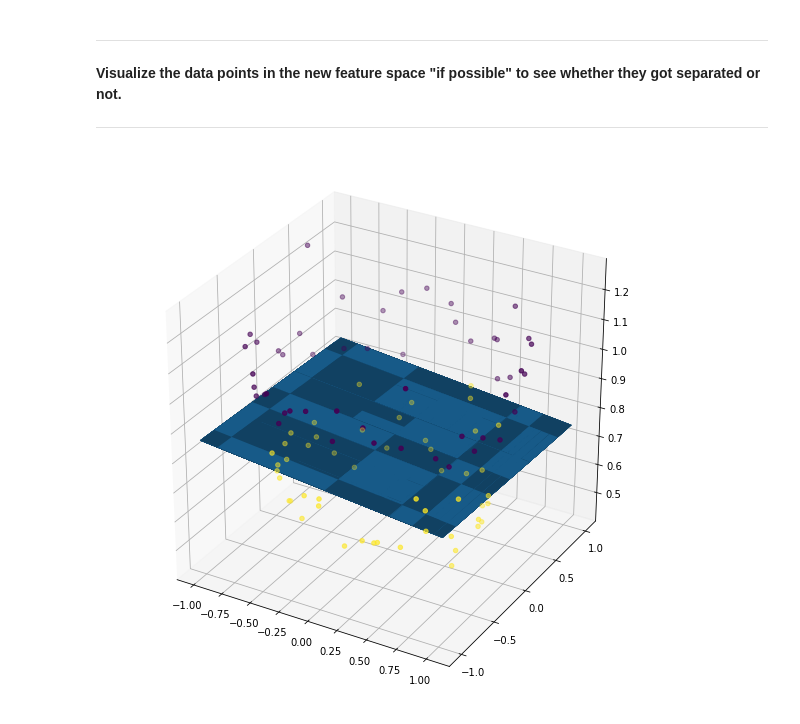
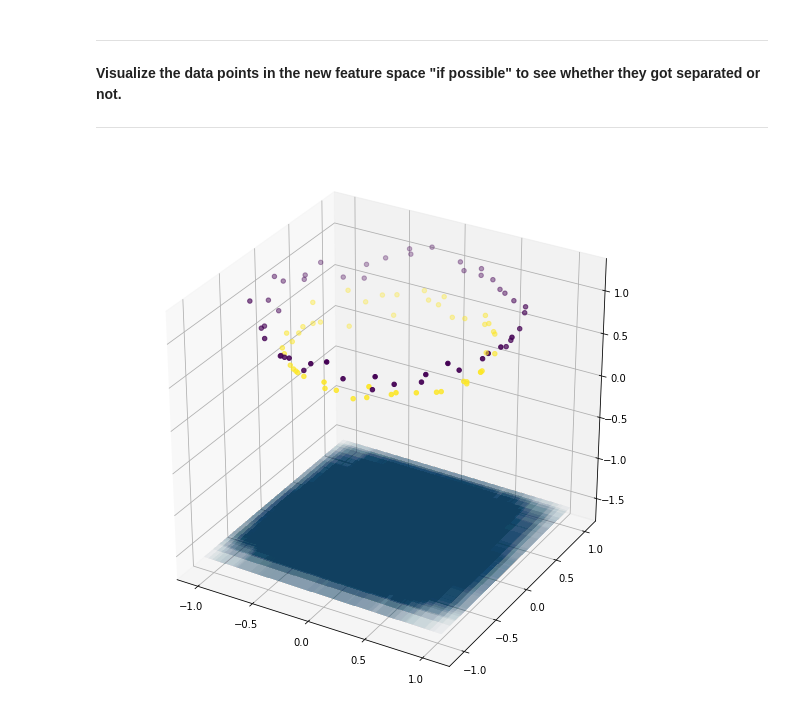
Before and after one commit to harshapriyanka/MachineLearning, a Jupyter notebook: SHALA-2020/Assignments/MachineLearning/L5/SVM_linear_kernelized_Assignment_Sol.ipynb, the cells around one changed output. Cells and saved outputs as stored; diff of their text form; code cells hidden in the pictures.

```diff
--- a/SHALA-2020/Assignments/MachineLearning/L5/SVM_linear_kernelized_Assignment_Sol.ipynb
+++ b/SHALA-2020/Assignments/MachineLearning/L5/SVM_linear_kernelized_Assignment_Sol.ipynb
@@ -62,21 +62,20 @@ def svm_function(x, y, epoch, l_rate):
     ###################################
     ### Write your code here###########
     ###################################
-    q = x.tolist()
-    for i in range(len(x)):
-      q[i].append(1)
-    x = np.asarray(q)
-    #print(x)
+
+    x = np.concatenate((x, np.ones_like(x)),axis=1)
     w = np.zeros(len(x[0]))
-    #print(w)
-    for t in range(1, epoch):
-      regf = 1 / (l_rate*t)
+
+    for t in range(epoch):
       for i, x1 in enumerate(x):
         p = np.dot(w, x[i])
         if y[i] * p < 1:
-          w = (1 - 2*regf*l_rate)*w + l_rate*(y[i]*x[i])
+          w = (1-(1/(t+1))) * w + (y[i] * x[i])/(l_rate*(t+1))
         else:
-          w = (1 - 2*regf*l_rate)*w
+          w = (1-(1/(t+1))) * w
+        # normt = 1/((np.sqrt(l_rate))*LA.norm(w))
+        # if normt<1:
+        #   w = w*normt;
     return w
 # %% [markdown]
 
@@ -172,27 +171,21 @@ Y = df[:,2]
 
 X = np.hstack((X, X3))
 
-# p = X.tolist()
-# for i in range(len(X)):
-#   p[i].append(X3[i])
-# X = np.asarray(p)
-
 fig = plt.figure(figsize=(10,10))
 axes = fig.add_subplot(111, projection = '3d')
 axes.scatter(X1, X2, X1**2 + X2**2, c = Y)
 plt.show()
 
-# for ii in xrange(0,360,1):
-#   axes.view_init(elev=10., azim=ii)
-
 ######################################################
 ### Write your code here for classification###########
 ######################################################
-# w = svm_function(X, Y, 10000, 0.01)
-from sklearn import svm
+w = svm_function(X, Y, 10000, 0.01)
+print(w)
 
-svc = svm.SVC(kernel = 'linear')
-svc.fit(X, Y)
-w = svc.coef_
-b = svc.intercept_
+# from sklearn import svm
+
+# svc = svm.SVC(kernel = 'linear')
+# svc.fit(X, Y)
+# w = svc.coef_
+# b = svc.intercept_
 # %% [output]
@@ -211,18 +204,19 @@ NameError: ignored
 # %%
 #####################################
 ####### write your code here ########
 #####################################
 # plotting the separating hyperplane
 x1 = X[:, 0].reshape((-1, 1))
 x2 = X[:, 1].reshape((-1, 1))
 x1, x2 = np.meshgrid(x1, x2)
-x3 = -(w[0][0]*x1 + w[0][1]*x2 + b) / w[0][2]
+# x3 = -(w[0][0]*x1 + w[0][1]*x2 + b) / w[0][2]
+x3 = -(w[0]*x1 + w[1]*x2 + w[3]) / w[2]
 
 fig = plt.figure(figsize=(10,10))
 axes2 = fig.add_subplot(111, projection = '3d')
 axes2.scatter(X1, X2, X1**2 + X2**2, c = Y)
 axes1 = fig.gca(projection = '3d')
 axes1.plot_surface(x1, x2, x3, alpha = 0.01)
 plt.show()
 # %% [output]
-[figure, old version]
+[figure, new version]
```
Also changed, not shown: parts of 5 cells of this notebook.
